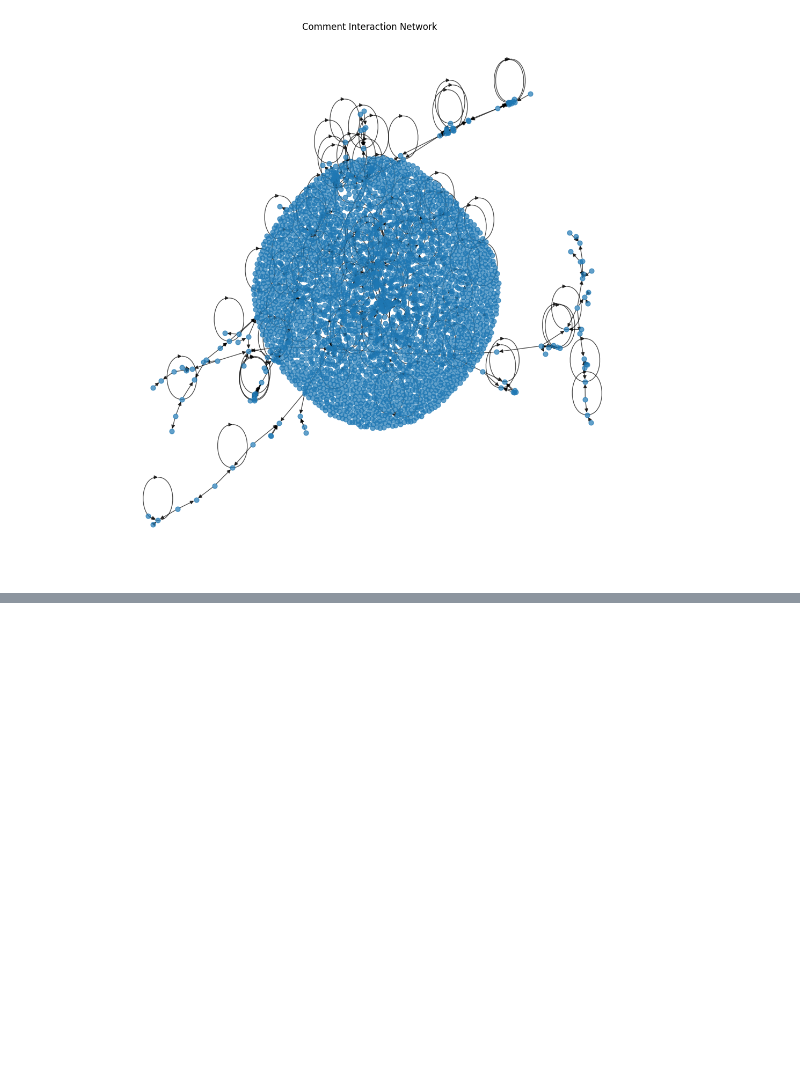
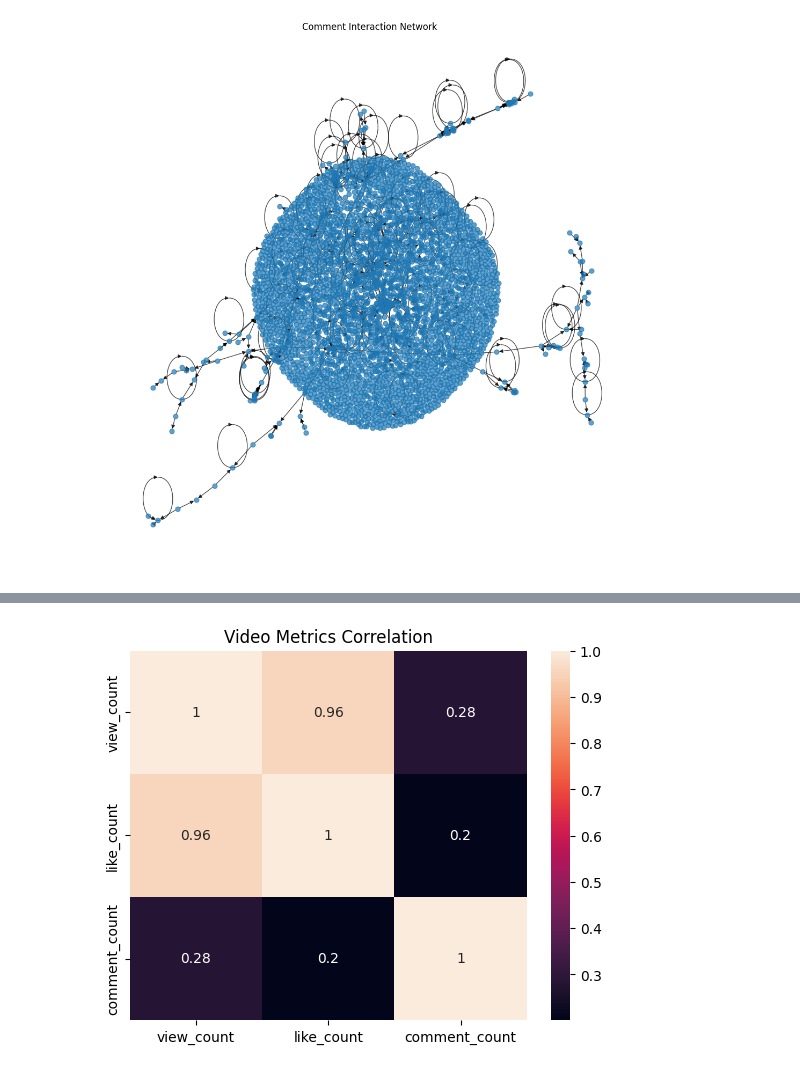
Before and after one commit to MeetDuseja/Youtube-Channel-Analytics, a Jupyter notebook: youtube_channel_analytics_notebook.ipynb, the cells around one changed output, grey strips where cells are left out. Saved outputs shown, nothing was run; the diff lists cells and outputs as text; code cells hidden in the pictures; blank space fills up the shorter version.

```diff
--- a/youtube_channel_analytics_notebook.ipynb
+++ b/youtube_channel_analytics_notebook.ipynb
@@ -185,0 +413,8 @@ plot_network(graph)
+# %%
+data = pd.read_sql("SELECT view_count, like_count, comment_count FROM videos", conn)
+
+sns.heatmap(data.corr(), annot=True)
+plt.title("Video Metrics Correlation")
+plt.show()
+# %% [output]
+[figure, added]
```
Also changed, not shown: parts of 27 cells of this notebook.
